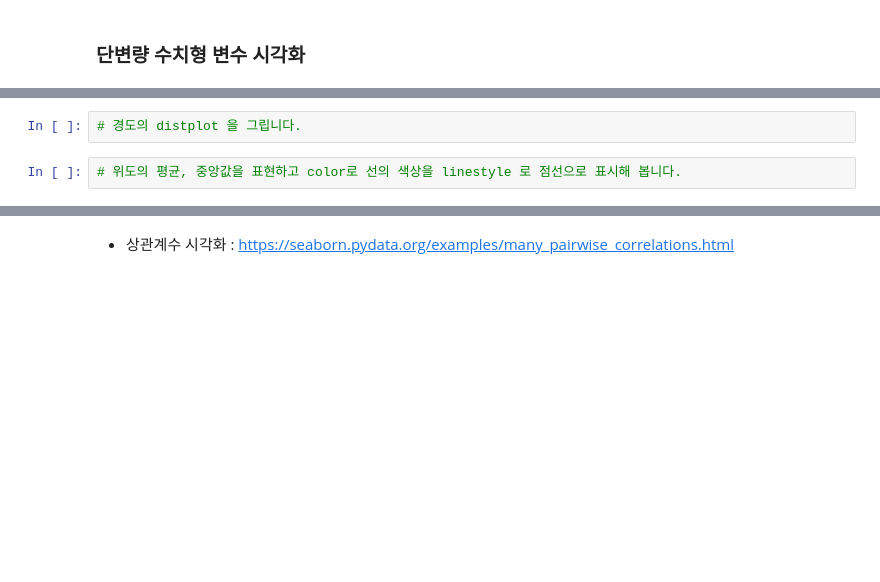
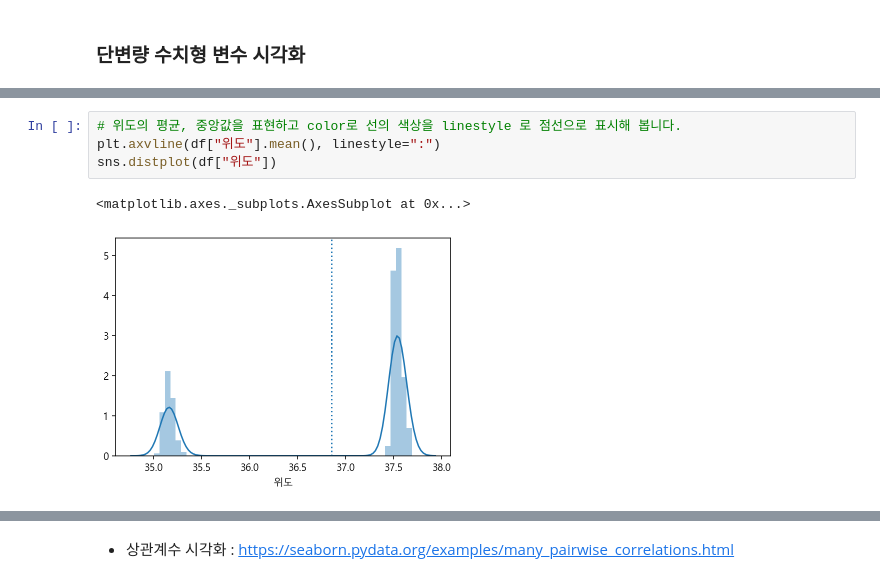
Before and after one commit to LEEJUNB/20210326_DataAnalysis, a Jupyter notebook: PublicData_Analysis/Downtown/02-store-eda-input.ipynb, the cells around one changed output, grey strips where cells are left out. Drawn from its saved outputs; the diff is of its cells as text; blank space fills up the shorter version.

```diff
--- a/PublicData_Analysis/Downtown/02-store-eda-input.ipynb
+++ b/PublicData_Analysis/Downtown/02-store-eda-input.ipynb
@@ -740,4 +786,7 @@ df.iloc[-5:,-5:]
-# %%
-# 경도의 distplot 을 그립니다.
 # %%
 # 위도의 평균, 중앙값을 표현하고 color로 선의 색상을 linestyle 로 점선으로 표시해 봅니다.
+plt.axvline(df["위도"].mean(), linestyle=":")
+sns.distplot(df["위도"])
+# %% [output]
+<matplotlib.axes._subplots.AxesSubplot at 0x...>
+[figure, added]
```
Also changed, not shown: parts of 58 cells of this notebook.
